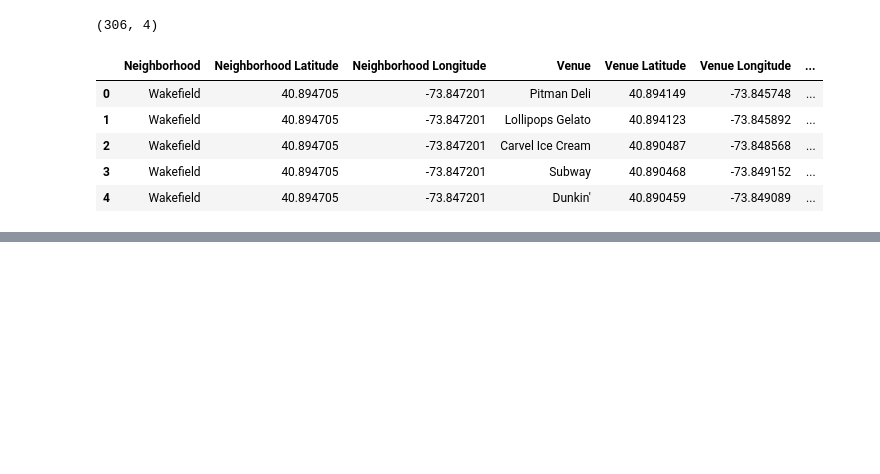
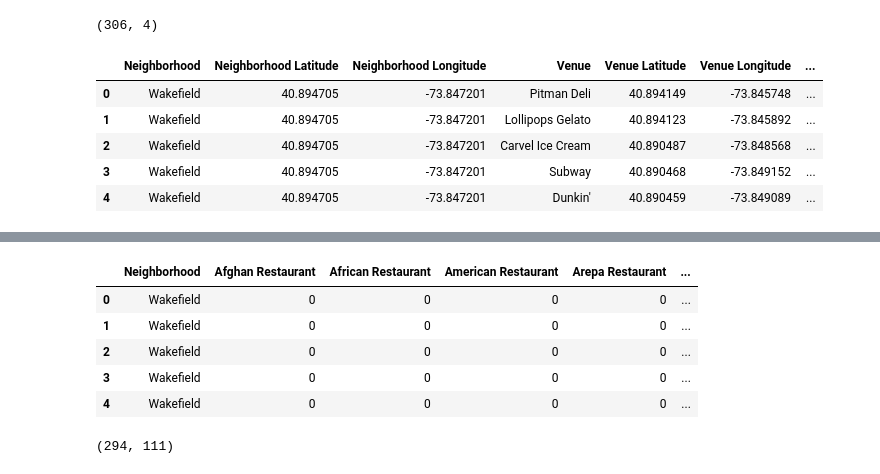
Before and after one commit to ashish-vemula/ibm-coursera-capstone-project, a Jupyter notebook: coursera-unsupervised-kmeans.ipynb, the cells around one changed output, grey strips where cells are left out. Drawn from its saved outputs; the diff is of its cells as text; code cells hidden in the pictures; blank space fills up the shorter version.

Commit message:
one_hot encoding

```diff
--- a/coursera-unsupervised-kmeans.ipynb
+++ b/coursera-unsupervised-kmeans.ipynb
@@ -401,0 +449,18 @@ nyc_venue_df.head()
+# %%
+#one hot encoding the venue categories
+nyc_onehot = pd.get_dummies(nyc_venues[['Venue Category']], prefix="", prefix_sep="")
+nyc_onehot.insert(0, 'Neighborhood', nyc_venues['Neighborhood'])
+nyc_onehot.head()
+# %% [output]
+|  | Neighborhood | Afghan Restaurant | African Restaurant | American Restaurant | Arepa Restaurant | ... |
+| 0 | Wakefield | 0 | 0 | 0 | 0 | ... |
+| 1 | Wakefield | 0 | 0 | 0 | 0 | ... |
+| 2 | Wakefield | 0 | 0 | 0 | 0 | ... |
+| 3 | Wakefield | 0 | 0 | 0 | 0 | ... |
+| 4 | Wakefield | 0 | 0 | 0 | 0 | ... |
+# %%
+#grouping venue categories in one neighborhood
+venue_counts = nyc_onehot.groupby('Neighborhood').sum()
+venue_counts.shape
+# %% [output]
+(294, 111)
```
Also changed, not shown: parts of 5 cells of this notebook.
